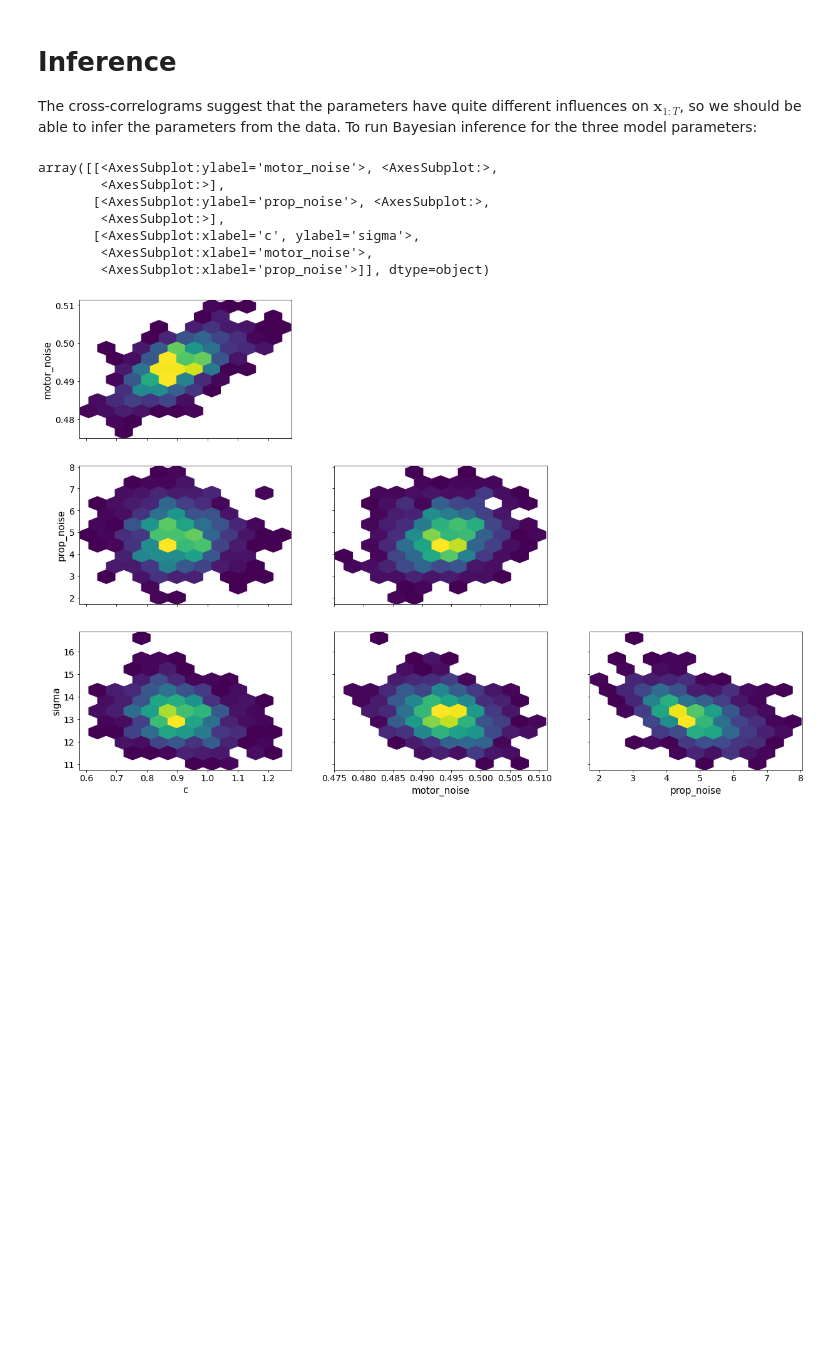
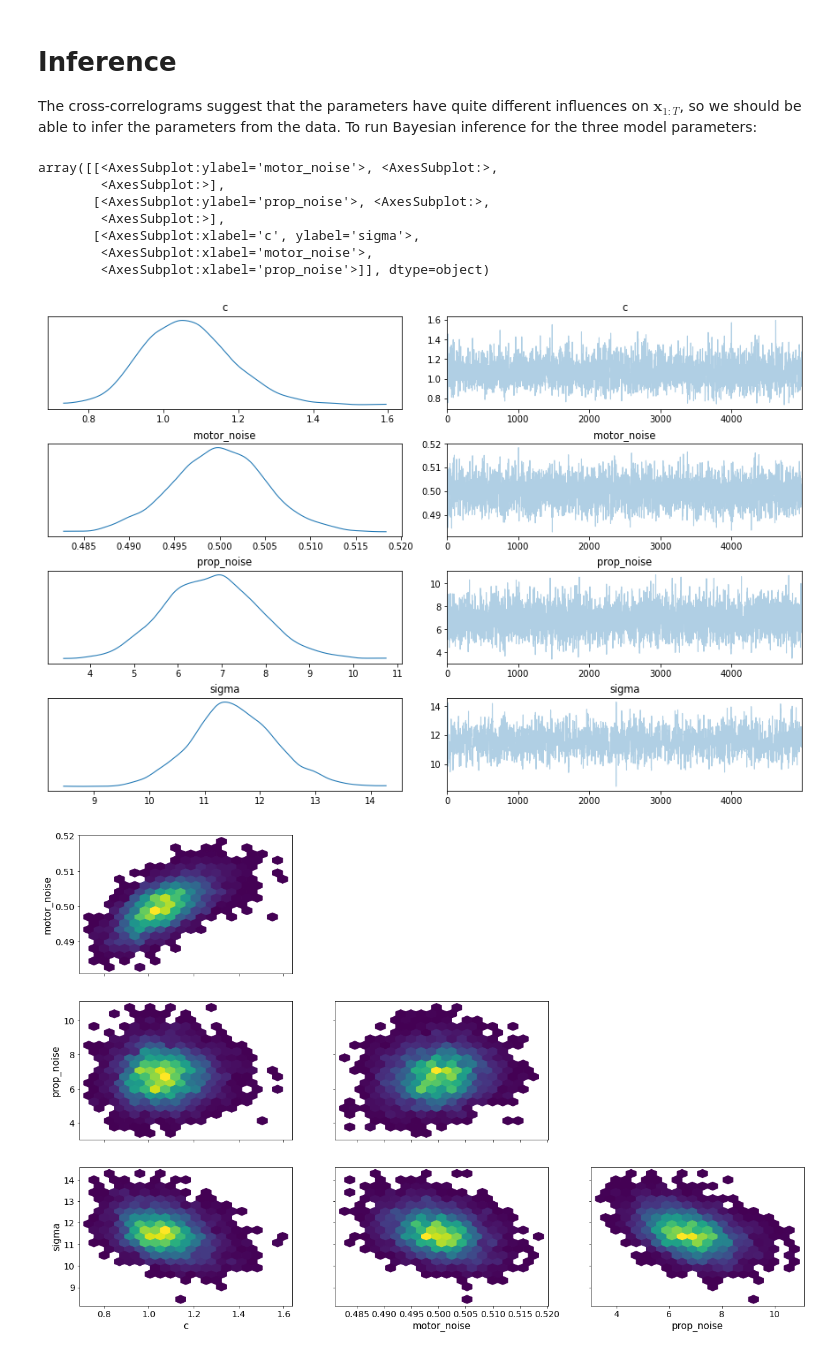
Before and after one commit to RothkopfLab/lqg, a Jupyter notebook: notebooks/01-HowTo.ipynb, the cells around one changed output. Cells and saved outputs as stored; diff of their text form; code cells hidden in the pictures; blank space fills up the shorter version.

```diff
--- a/notebooks/01-HowTo.ipynb
+++ b/notebooks/01-HowTo.ipynb
@@ -254,21 +255,25 @@ from lqg.infer import infer
 
 # create model and simulate data
 model = BoundedActor(c=1., motor_noise=0.5, sigma=12.)
-x = model.simulate(n=20, T=500, seed=0)
+x = model.simulate(random.PRNGKey(0), n=20, T=500)
 
 # run inference and return numpyro MCMC object
-mcmc = infer(x=x, model=BoundedActor, num_samples=1000, num_warmup=500, method="nuts", progress_bar=True)
+mcmc = infer(x=x, model=BoundedActor, num_samples=5_000, num_warmup=2_500, method="nuts", progress_bar=True)
+
+inference_data = az.convert_to_inference_data(mcmc)
 # %%
-import arviz as az
+# trace plot
+az.plot_trace(inference_data)
 
-# look at posterior pair plots
-az.plot_pair(mcmc.get_samples(), kind="hexbin")
+# pair plots
+az.plot_pair(inference_data, kind="hexbin")
 # %% [output]
 array([[<AxesSubplot:ylabel='motor_noise'>, <AxesSubplot:>,
         <AxesSubplot:>],
        [<AxesSubplot:ylabel='prop_noise'>, <AxesSubplot:>,
         <AxesSubplot:>],
        [<AxesSubplot:xlabel='c', ylabel='sigma'>,
         <AxesSubplot:xlabel='motor_noise'>,
         <AxesSubplot:xlabel='prop_noise'>]], dtype=object)
-[figure, old version]
+[figure, new version]
+[figure, added]
```
Also changed, not shown: parts of 8 cells of this notebook.
